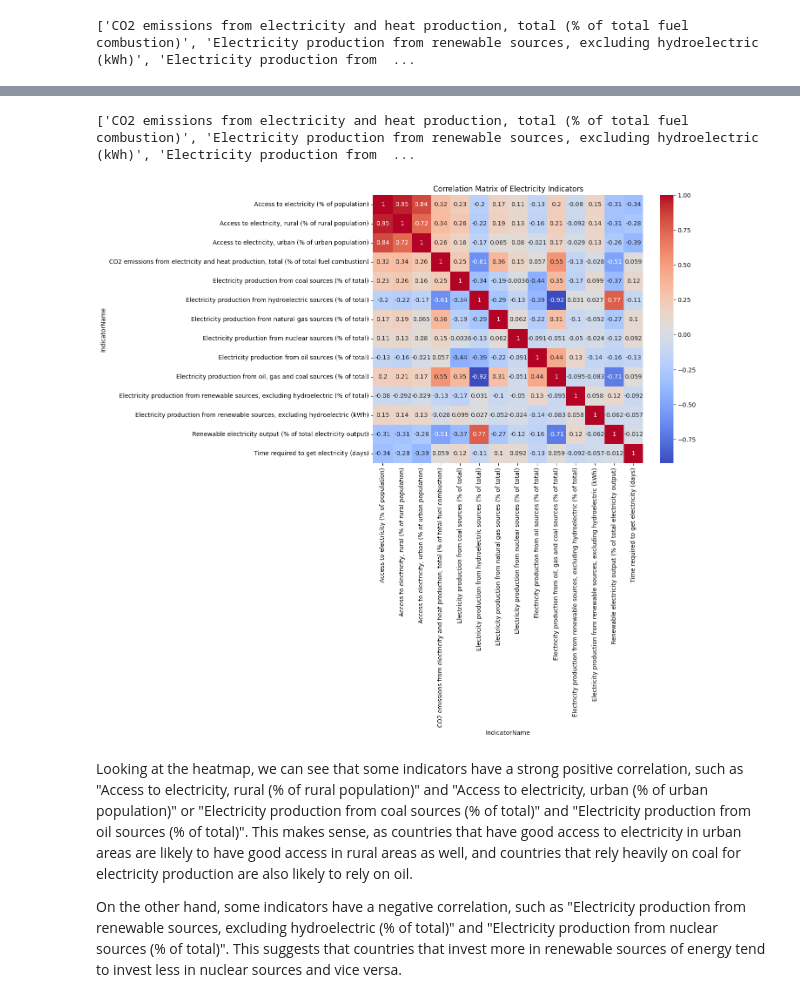
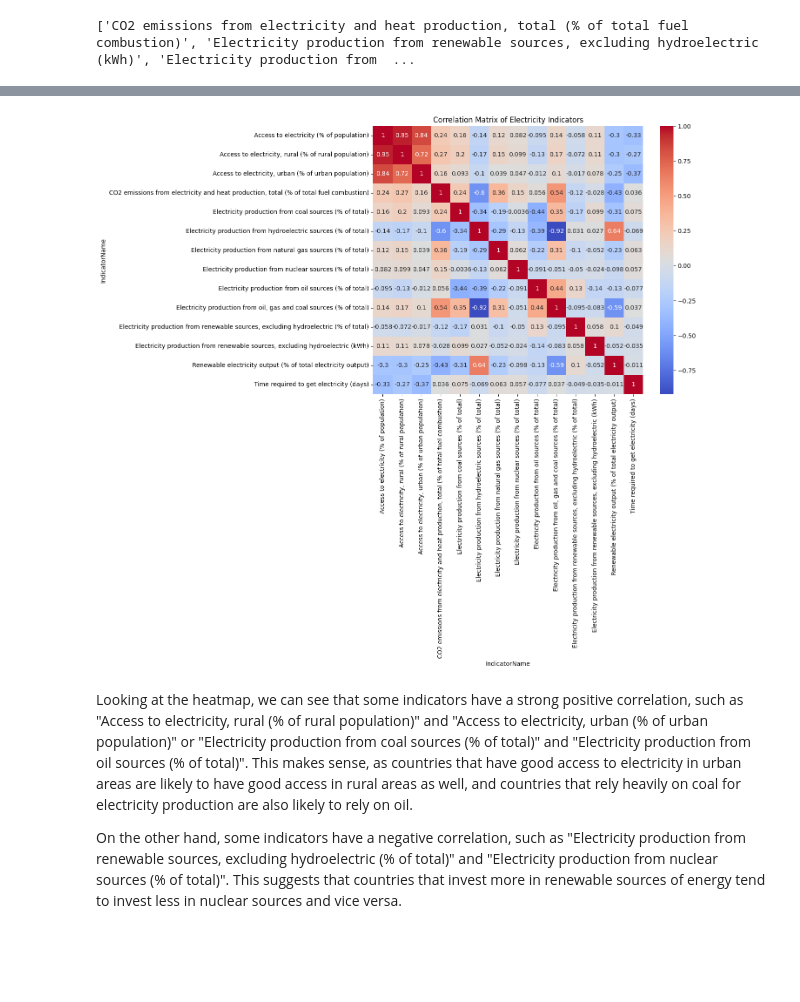
Before and after one commit to MaliheDahmardeh/World-Development-Indicators, a Jupyter notebook: WDI.ipynb, the cells around one changed output, grey strips where cells are left out. Drawn from its saved outputs; the diff is of its cells as text; code cells hidden in the pictures; blank space fills up the shorter version.

```diff
--- a/WDI.ipynb
+++ b/WDI.ipynb
@@ -435,28 +436,23 @@ Access to electricity, urban (% of urban population)
 Renewable electricity output (% of total electricity output)                              19
 Time required to get electricity (days)                                                   24
 dtype: int64
+# %%
+from sklearn.impute import SimpleImputer
+
+# Replace NaN values with the mean
+imputer = SimpleImputer()
+pivoted_imputed = pd.DataFrame(imputer.fit_transform(pivoted), index=pivoted.index, columns=pivoted.columns)
 # %%
-# Create a dictionary to map indicator codes to names
-indicator_dict = dict(df.loc[df['IndicatorCode'].isin(electricity_indicators)].drop_duplicates(subset=['IndicatorCode']).set_index('IndicatorCode')['IndicatorName'])
-
-# Subset the data to include only the relevant indicators
-subset = df.loc[df['IndicatorCode'].isin(electricity_indicators)].drop_duplicates(subset=['CountryName', 'IndicatorCode'])
-subset.loc[:, 'IndicatorName'] = subset['IndicatorCode'].map(indicator_dict)
-
-# Pivot the data to have indicators as columns and countries as rows
-pivoted = subset.pivot(index='CountryName', columns='IndicatorName', values='Value')
-
 # Compute the correlations
-corr_matrix = pivoted.corr()
+corr_matrix = pivoted_imputed.corr()
 
 # Plot the correlation matrix
 plt.figure(figsize=(10, 8))
 sb.heatmap(corr_matrix, cmap='coolwarm', annot=True)
 plt.title(f'Correlation Matrix of {category} Indicators')
 plt.show()
 # %% [output]
-['CO2 emissions from electricity and heat production, total (% of total fuel combustion)', 'Electricity production from renewable sources, excluding hydroelectric (kWh)', 'Electricity production from  ...
-[figure, old version]
+[figure, new version]
 # %% [markdown]
 Looking at the heatmap, we can see that some indicators have a strong positive correlation, such as "Access to electricity, rural (% of rural population)" and "Access to electricity, urban (% of urban population)" or "Electricity production from coal sources (% of total)" and "Electricity production from oil sources (% of total)". This makes sense, as countries that have good access to electricity in urban areas are likely to have good access in rural areas as well, and countries that rely heavily on coal for electricity production are also likely to rely on oil.
 
```
Also changed, not shown: parts of 1 cell of this notebook.
